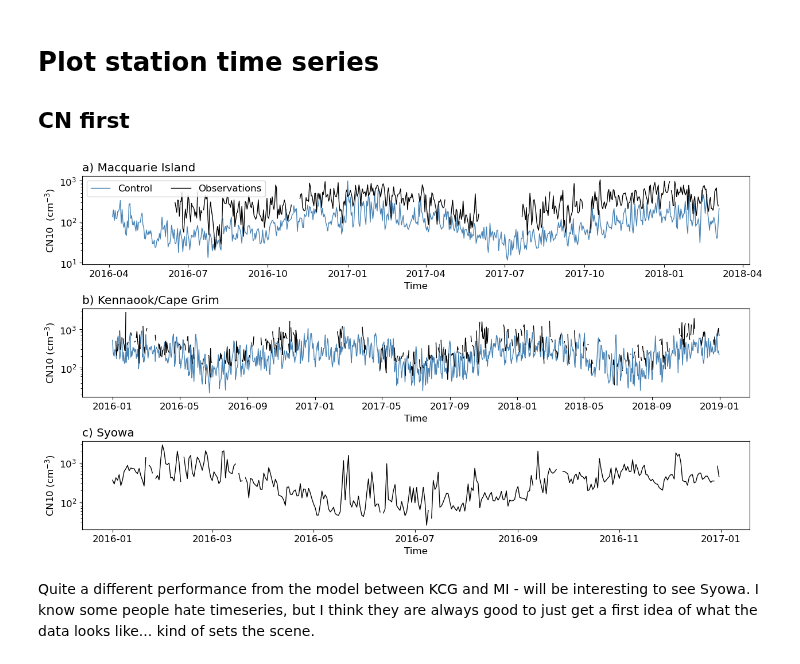
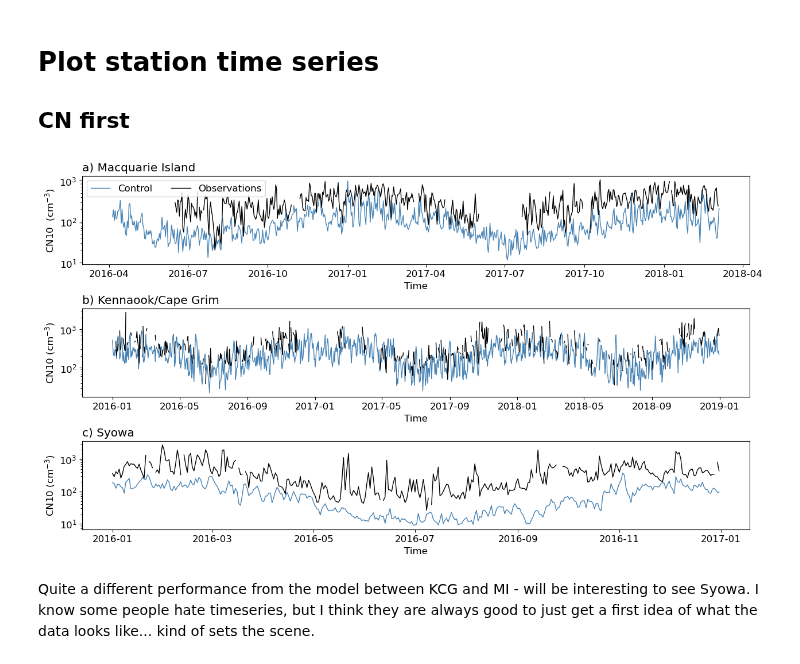
Before and after one commit to llamprey/access-eval, a Jupyter notebook: Compare_aerosol.ipynb, the cells around one changed output. Cells and saved outputs as stored; diff of their text form; code cells hidden in the pictures.

```diff
--- a/Compare_aerosol.ipynb
+++ b/Compare_aerosol.ipynb
@@ -58,7 +58,7 @@ def read_obs(name):
         elif 'ccn_0.55_avg' in data.keys():
             data = data.rename(columns={'ccn_0.55_avg':'ccn_avg'})
         elif 'ccn_n' in data.keys():
-            data = data.rename(columns={'ccn_n':'ccn_avg'}) # THIS IS FOR KCG - dont know if it should be count to n
+            data = data.rename(columns={'CCN_Count':'ccn_avg'}) # THIS IS FOR KCG - dont know if it should be count to n
         else:
             data['ccn_avg'] = np.nan
 
@@ -178,36 +178,36 @@ plt.title('a) Macquarie Island',loc='left')
 plt.legend(loc='upper left',ncol=2)
 #*********************************************************************************************************************
 ax = plt.subplot(312,)
 f = organise_model_data('cgo1618','N10')
 obs = read_obs('Kennaook-Cape Grim')
 
 plt.plot(f.time, f['N10'][f.model=='Control'][0,:,0], color='steelblue', label='Control',linewidth=1,linestyle='-')
 
 plt.plot(obs.loc['2016':'2018'].index, obs.loc['2016':'2018']['cn10_avg'], color='black', label='Observations',linewidth=1)
 plt.xlabel('Time')
 plt.ylabel('CN10 (cm$^{-3}$)')
 plt.yscale('log')
 plt.rcParams.update({'font.size': 12})
 plt.title('b) Kennaook/Cape Grim',loc='left');
 
 #*********************************************************************************************************************
 ax = plt.subplot(313,)
-#f = organise_model_data('syo1618','N10')
+f = organise_model_data('syw1618','N10')
 obs = read_obs('Syowa')
 
-#plt.plot(f.time, f['N10'][f.model=='Control'][0,:,0], color='steelblue', label='Control',linewidth=1,linestyle='-')
+plt.plot(f.time, f['N10'][f.model=='Control'][0,:,0], color='steelblue', label='Control',linewidth=1,linestyle='-')
 
 plt.plot(obs.loc['2016':'2018'].index, obs.loc['2016':'2018']['cn10_avg'], color='black', label='Observations',linewidth=1)
 plt.xlabel('Time')
 plt.ylabel('CN10 (cm$^{-3}$)')
 plt.yscale('log')
 plt.rcParams.update({'font.size': 12})
 plt.title('c) Syowa',loc='left');
 
 
 plt.subplots_adjust(hspace=0.5)
 # %% [output]
-[figure, old version]
+[figure, new version]
 # %% [markdown]
 Quite a different performance from the model between KCG and MI - will be interesting to see Syowa.
 I know some people hate timeseries, but I think they are always good to just get a first idea of what the data looks like... kind of sets the scene.
```
Also changed, not shown: parts of 15 cells of this notebook, 3 other files.
